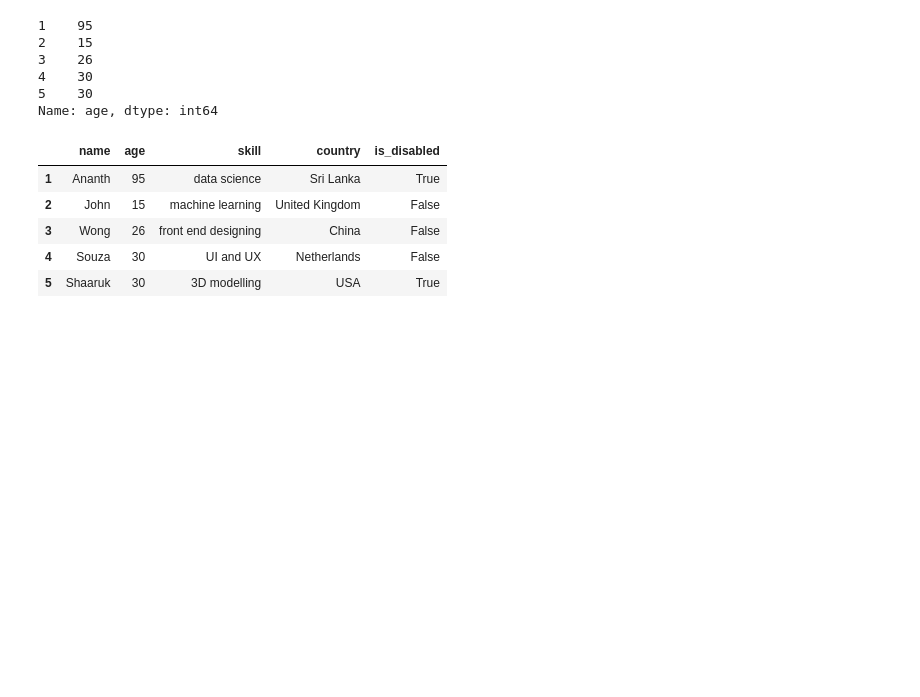
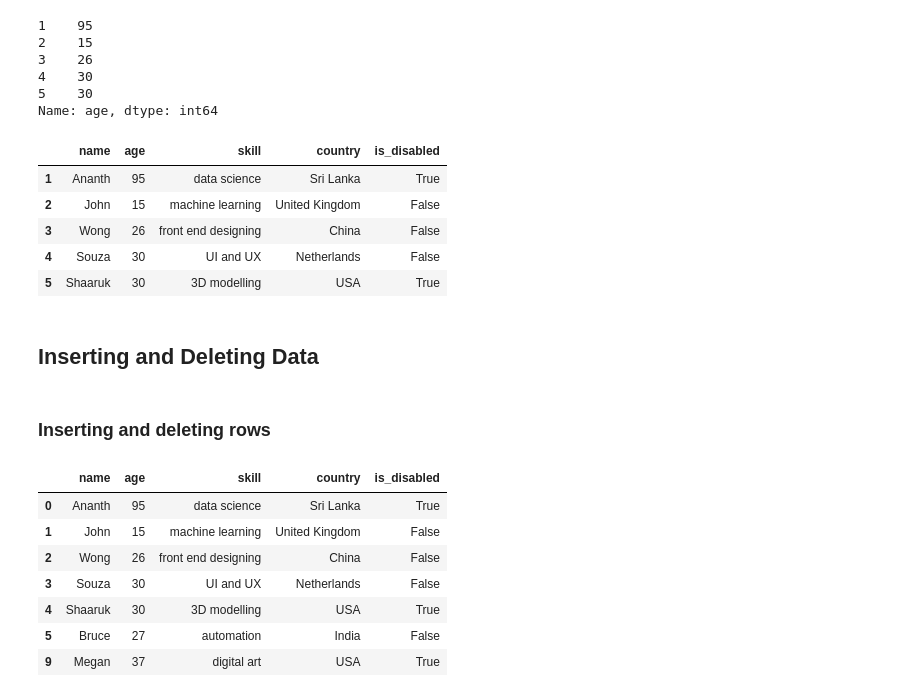
Before and after one commit to govarthenan/datascience-tutorials, a Jupyter notebook: 001.the-pandas-dataframe-make-working-with-data-delightful.ipynb, the cells around one changed output. Cells and saved outputs as stored; diff of their text form; code cells hidden in the pictures; blank space fills up the shorter version.

Commit message:
Add section insert and delete rows

```diff
--- a/001.the-pandas-dataframe-make-working-with-data-delightful.ipynb
+++ b/001.the-pandas-dataframe-make-working-with-data-delightful.ipynb
@@ -354,3 +358,34 @@ dfuser
 | 3 | Wong | 26 | front end designing | China | False |
 | 4 | Souza | 30 | UI and UX | Netherlands | False |
 | 5 | Shaaruk | 30 | 3D modelling | USA | True |
+# %% [markdown]
+## Inserting and Deleting Data
+# %% [markdown]
+### Inserting and deleting rows
+# %%
+# Can be created from a dictionary or other iterable as well
+# The index has to be the column names this time since the dimensions are different this time
+new_row = pd.Series(['Bruce', 27, 'automation', 'India', False], index=dfuser.columns)
+
+# Append the row (Pandas Series) to the existing dataframe
+# The series, created above, doesn't have a value to the name parameter.
+# For such a Series object to be added to an exsiting dataframe, ignnode_index=True has to be passed in, since the Series object would have an index of null.
+# By doing so, you would basically reset the index with numerals starting from 0
+dfuser = dfuser.append(new_row, ignore_index=True)
+# %%
+# However the above consequence can be evaded by giving the Series a name
+# The name attribute of a Series acts as the index of that row in a dataset
+
+new_row_1 = pd.Series(['Megan', 37, 'digital art', 'USA', True], index=dfuser.columns, name=9)
+dfuser = dfuser.append(new_row_1)
+
+display(dfuser)
+# %% [output]
+|  | name | age | skill | country | is_disabled |
+| 0 | Ananth | 95 | data science | Sri Lanka | True |
+| 1 | John | 15 | machine learning | United Kingdom | False |
+| 2 | Wong | 26 | front end designing | China | False |
+| 3 | Souza | 30 | UI and UX | Netherlands | False |
+| 4 | Shaaruk | 30 | 3D modelling | USA | True |
+| 5 | Bruce | 27 | automation | India | False |
+| 9 | Megan | 37 | digital art | USA | True |
```
Also changed, not shown: parts of 3 cells of this notebook.
